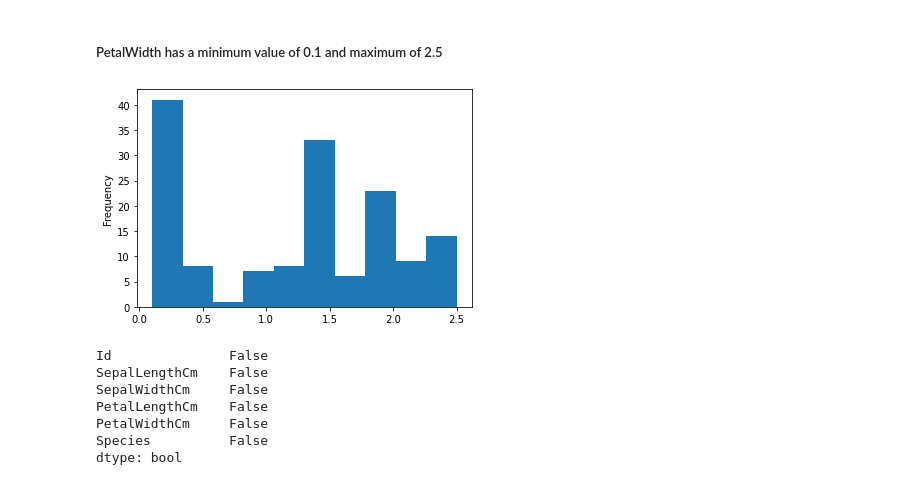
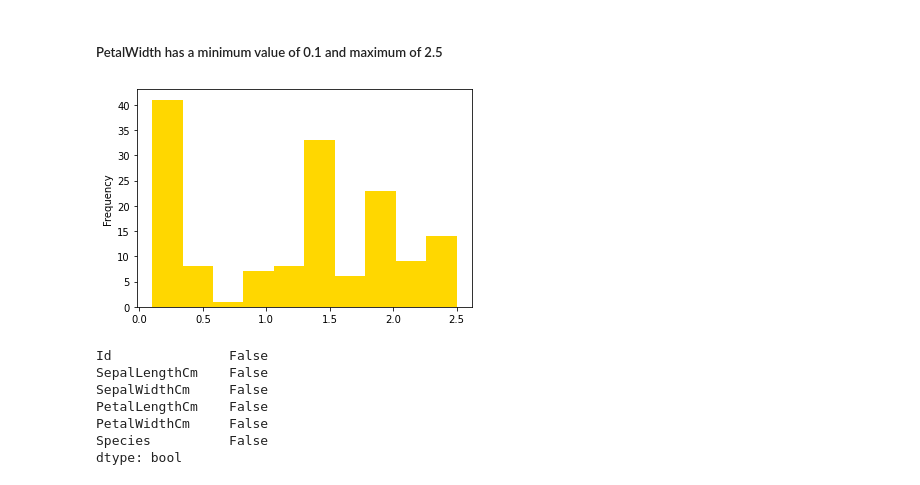
Before and after one commit to tanaybag/GRIPMAY21_TASKS, a Jupyter notebook: Task 6: Prediction using Decision Tree Algorithm.ipynb, the cells around one changed output. Saved outputs shown, nothing was run; the diff lists cells and outputs as text; code cells hidden in the pictures.

```diff
--- a/Task 6: Prediction using Decision Tree Algorithm.ipynb
+++ b/Task 6: Prediction using Decision Tree Algorithm.ipynb
@@ -22,4 +26,5 @@ from sklearn import tree
 # %% [markdown]
 #### load data
 # %%
-iris = pd.read_csv('iris.csv')
+iris = pd.read_csv("/content/Iris.csv")
+print("Data imported successfully")
@@ -88,10 +95,10 @@ iris.describe()
 # %% [markdown]
 ##### PetalWidth has a minimum value of 0.1 and maximum of 2.5
 # %%
-iris['PetalWidthCm'].plot.hist()
+iris['PetalWidthCm'].plot.hist(color="gold")
 plt.show()
 # %% [output]
-[figure, old version]
+[figure, new version]
 # %%
 iris.isnull().any()
 # %% [output]
```
Also changed, not shown: parts of 9 cells of this notebook.
